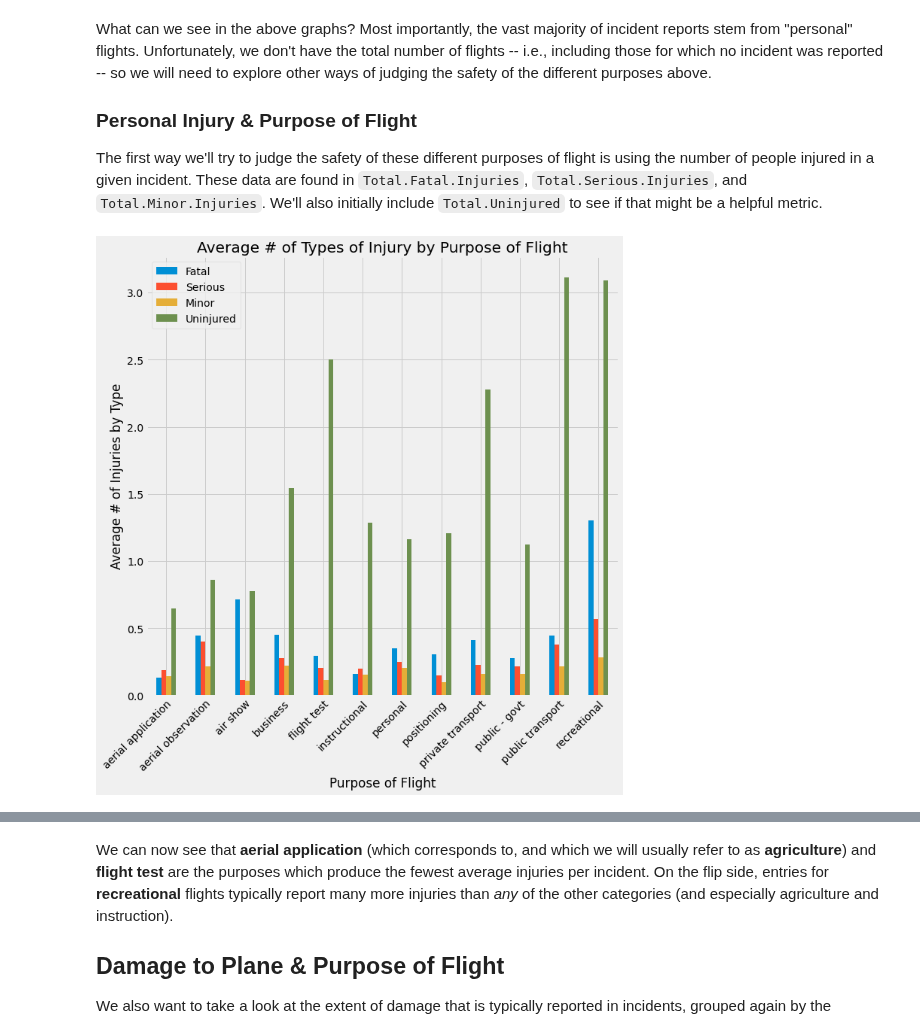
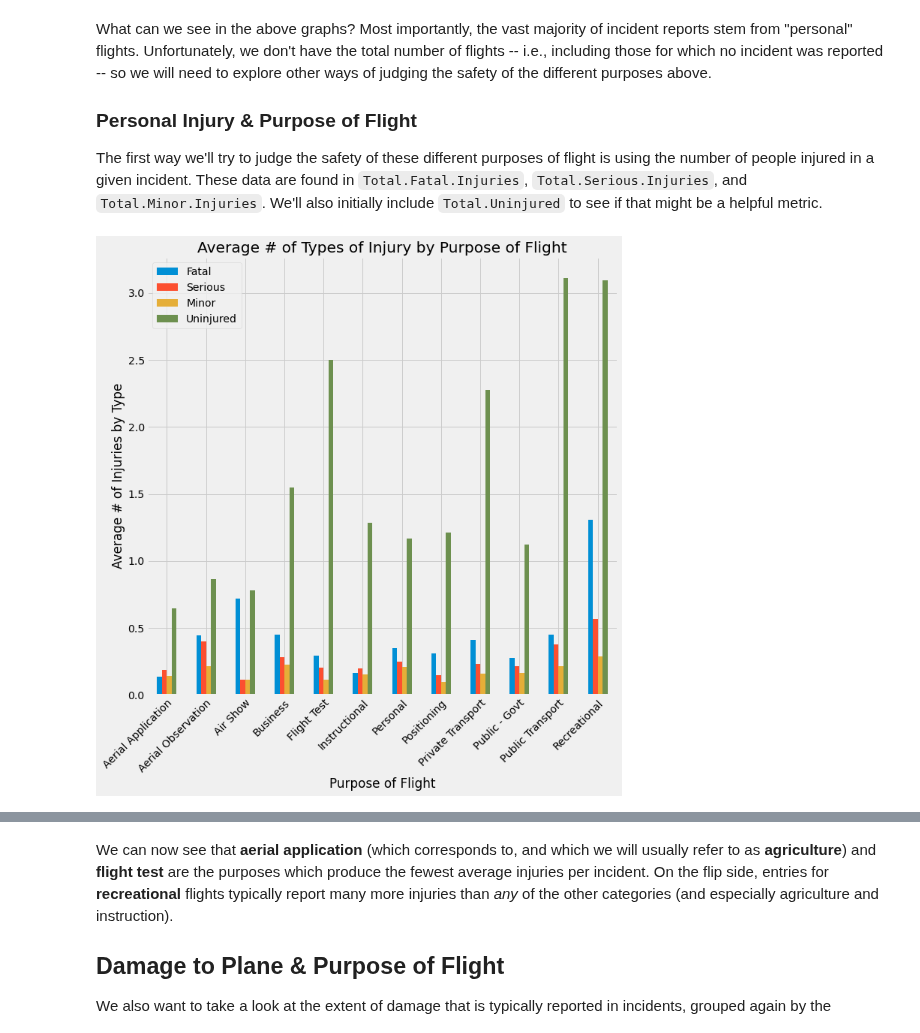
Before and after one commit to natehiatt/aviation_project, a Jupyter notebook: final.ipynb, the cells around one changed output, grey strips where cells are left out. Saved outputs shown, nothing was run; the diff lists cells and outputs as text; code cells hidden in the pictures.

```diff
--- a/final.ipynb
+++ b/final.ipynb
@@ -83,16 +83,16 @@ The first way we'll try to judge the safety of these different purposes of fligh
 # %%
 # Start by creating a new dataframe that includes the columns we want to look at, grouped by the purpose of flight:
 injury_df = df.groupby('Purpose.Binned').mean().filter(['Total.Fatal.Injuries', 'Total.Serious.Injuries', 'Total.Minor.Injuries', 'Total.Uninjured'])
 
 #Dropping unknown from the 'purpose_binned' column of injury_df
-ax = injury_df.drop('unknown').plot(kind='bar', figsize=(10, 10))
+ax = injury_df.drop('Unknown').plot(kind='bar', figsize=(10, 10))
 plt.title('Average # of Types of Injury by Purpose of Flight')
 plt.xticks(rotation=45, ha='right', rotation_mode='anchor')
 plt.xlabel('Purpose of Flight')
 plt.ylabel('Average # of Injuries by Type')
 ax.legend(['Fatal', 'Serious', 'Minor', 'Uninjured']);
 # %% [output]
-[figure, old version]
+[figure, new version]
 # %%
 # It turns out we probably didn't want to include the uninjured count, so we'll
 # redo the chart without that column. We'll also use a stacked bar chart, so we can
```
Also changed, not shown: parts of 19 cells of this notebook, 1 other file.
